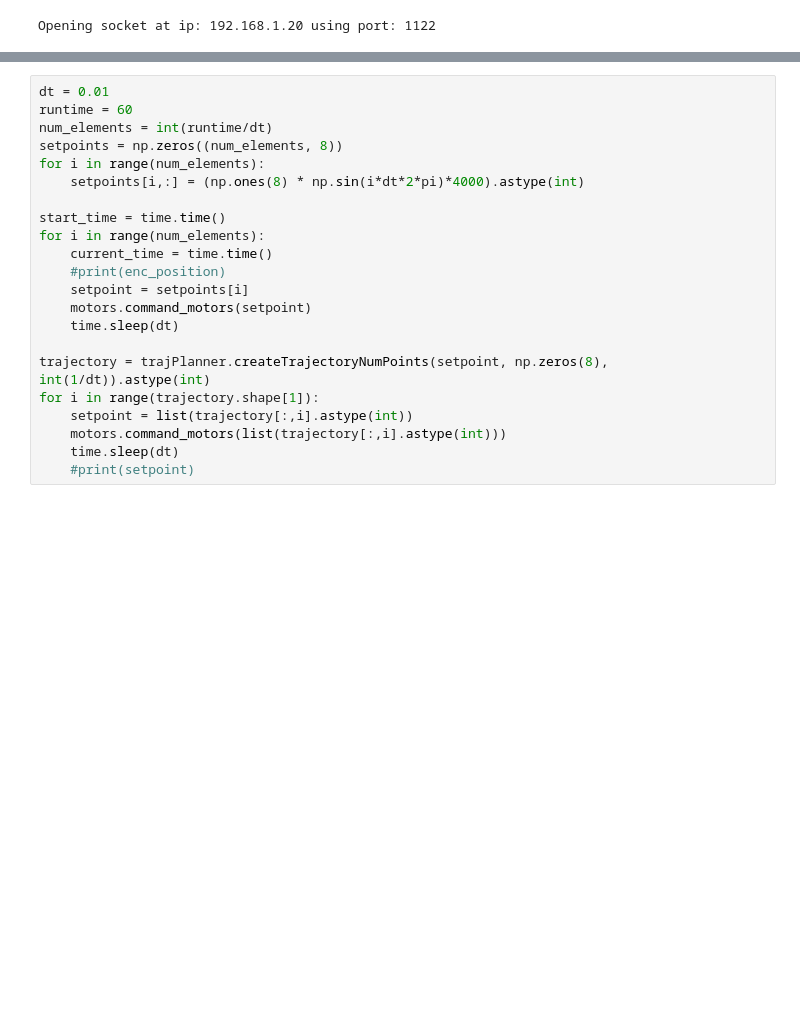
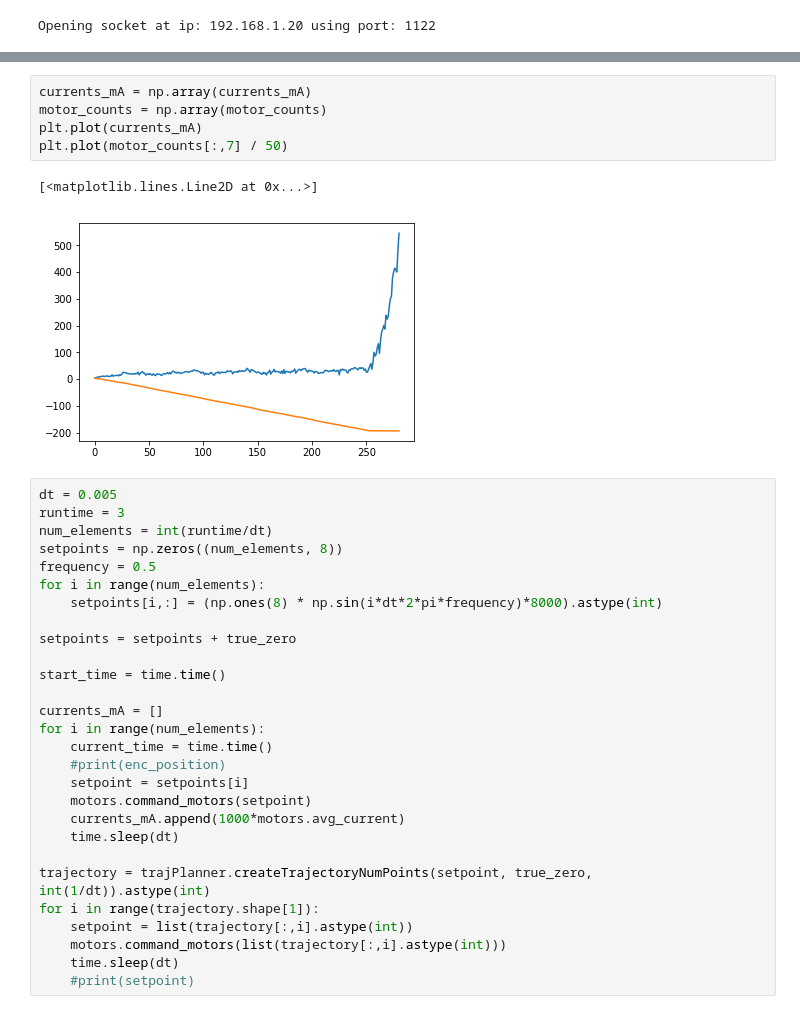
Before and after one commit to dimitriSchreiber/robotPathPlanning, a Jupyter notebook: kinematics_controls/notebooks/hydraulicProfiling.ipynb, the cells around one changed output, grey strips where cells are left out. Drawn from its saved outputs; the diff is of its cells as text; blank space fills up the shorter version.

```diff
--- a/kinematics_controls/notebooks/hydraulicProfiling.ipynb
+++ b/kinematics_controls/notebooks/hydraulicProfiling.ipynb
@@ -46,20 +89,34 @@ Arming motors
+# %%
+currents_mA = np.array(currents_mA)
+motor_counts = np.array(motor_counts)
+plt.plot(currents_mA)
+plt.plot(motor_counts[:,7] / 50)
+# %% [output]
+[<matplotlib.lines.Line2D at 0x...>]
+[figure, added]
 # %%
-dt = 0.01
-runtime = 60
+dt = 0.005
+runtime = 3
 num_elements = int(runtime/dt)
 setpoints = np.zeros((num_elements, 8))
+frequency = 0.5
 for i in range(num_elements):
-    setpoints[i,:] = (np.ones(8) * np.sin(i*dt*2*pi)*4000).astype(int)
+    setpoints[i,:] = (np.ones(8) * np.sin(i*dt*2*pi*frequency)*8000).astype(int)
+
+setpoints = setpoints + true_zero
 
 start_time = time.time()
+
+currents_mA = []
 for i in range(num_elements):
     current_time = time.time()
     #print(enc_position)
     setpoint = setpoints[i]
     motors.command_motors(setpoint)
+    currents_mA.append(1000*motors.avg_current)
     time.sleep(dt)
 
-trajectory = trajPlanner.createTrajectoryNumPoints(setpoint, np.zeros(8), int(1/dt)).astype(int)
+trajectory = trajPlanner.createTrajectoryNumPoints(setpoint, true_zero, int(1/dt)).astype(int)
 for i in range(trajectory.shape[1]):
     setpoint = list(trajectory[:,i].astype(int))
     motors.command_motors(list(trajectory[:,i].astype(int)))
```
Also changed, not shown: parts of 3 cells of this notebook, 2 other files.
